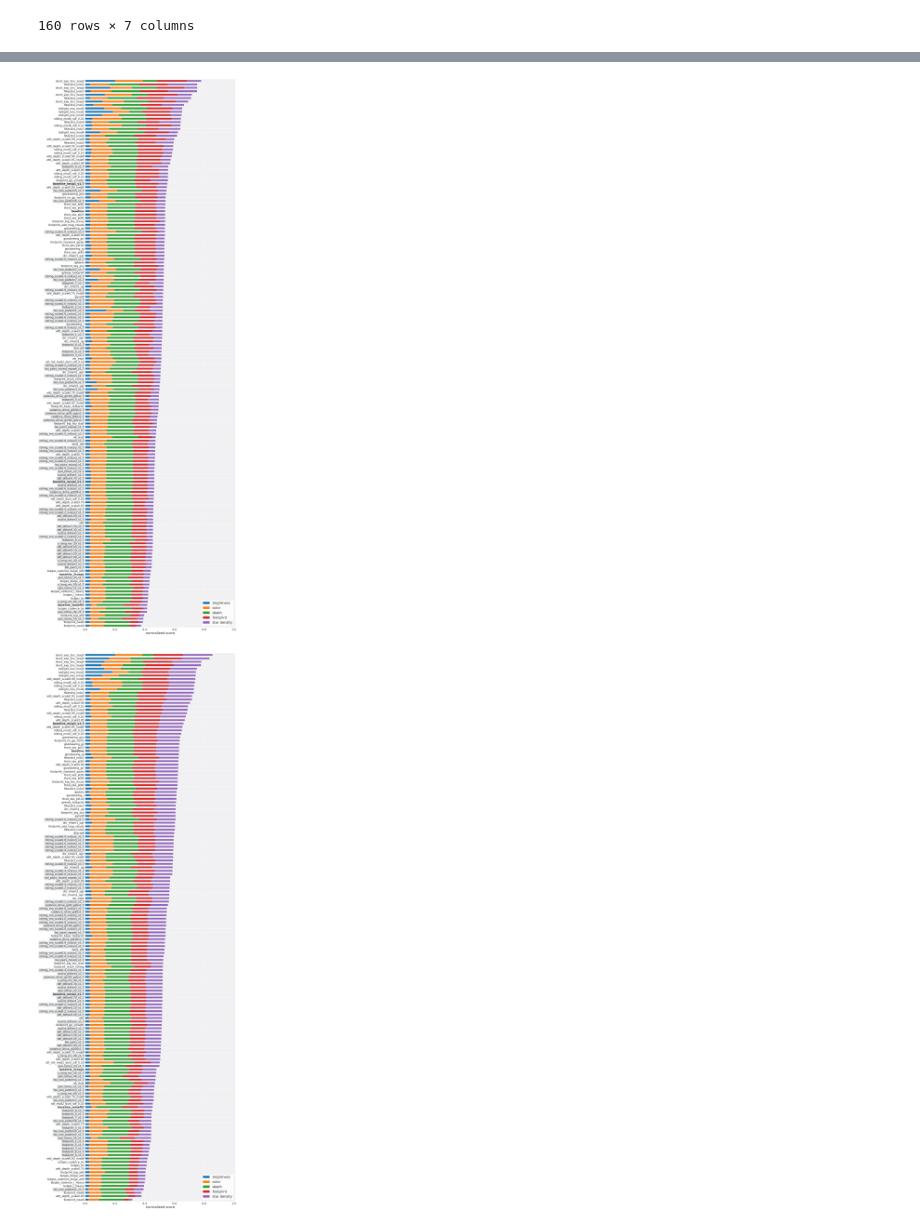
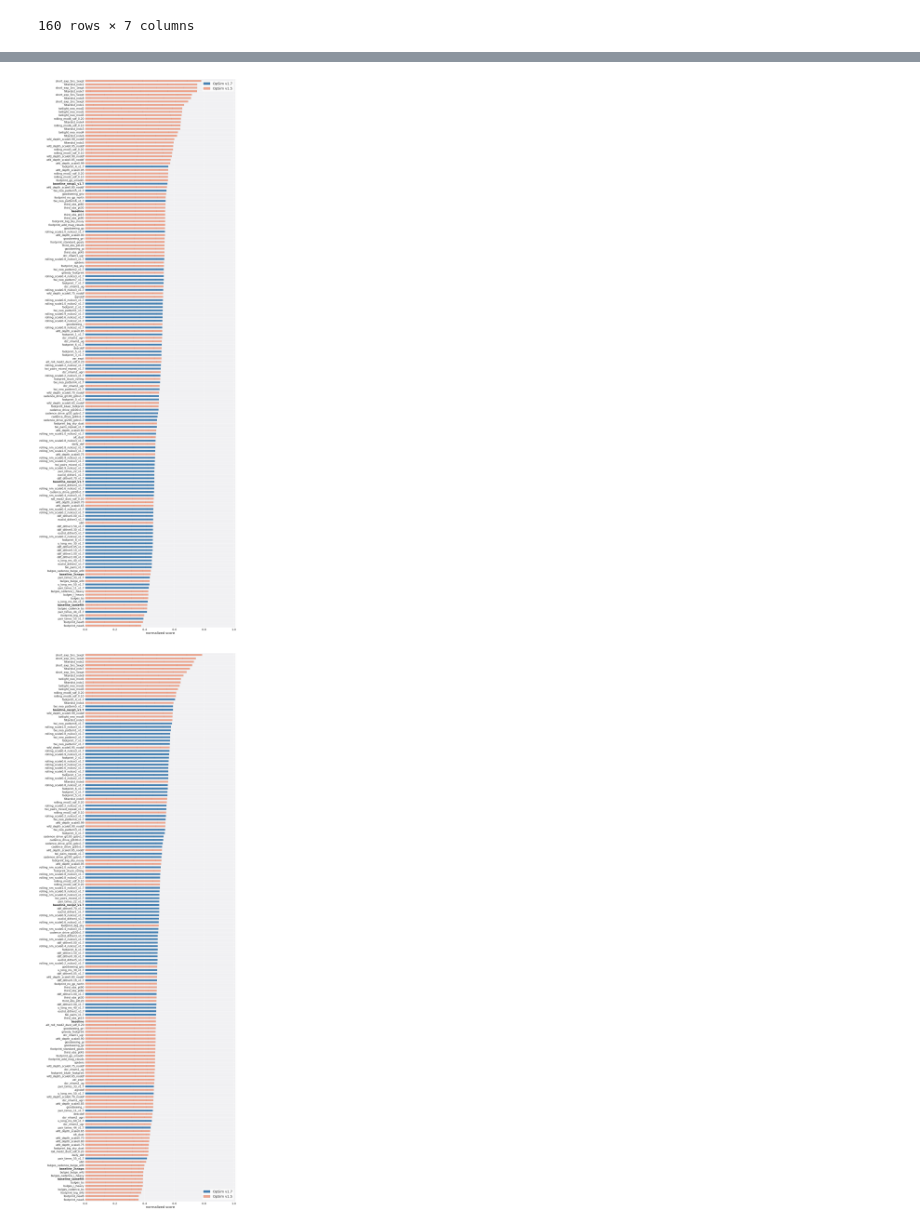
Before and after one commit to fedhere/LSSTunknowns, a Jupyter notebook: tdAnom/plot_barh_v1_5_v1_7.ipynb, the cells around one changed output, grey strips where cells are left out. Drawn from its saved outputs; the diff is of its cells as text; code cells hidden in the pictures.

Commit message:
update bar plot

```diff
--- a/tdAnom/plot_barh_v1_5_v1_7.ipynb
+++ b/tdAnom/plot_barh_v1_5_v1_7.ipynb
@@ -228,14 +228,16 @@ def plot_barh_v2(df_new, colon, byfamily=True, savefig=None, figsize=(8, 30), fa
               ( 0.928329, 0.472975, 0.326067, 0.65),
               (0.940015, 0.975158, 0.131326, 0.65)]
 
+    color1 = 'steelblue'
+    color2 = colors[2]
     for i, (patch, tl) in enumerate( zip(ax.patches[:160], ax.get_yticklabels() ) ):
         txt = tl.get_text()
         for pi in [i+160*j for j in range(5)]:
             p = ax.patches[pi]
             if 'v1.7' in txt:
-                p.set_color(colors[1])
+                p.set_color(color1)
             else:
-                p.set_color(colors[2])
+                p.set_color(color2)
 
             p.set_linewidth(0.1)
             p.set_edgecolor('black')
@@ -245,9 +247,9 @@ def plot_barh_v2(df_new, colon, byfamily=True, savefig=None, figsize=(8, 30), fa
             tl.set_fontweight('bold')
 
     # create legend
-    legend_elements = [ Patch(facecolor=colors[1], edgecolor='k',
+    legend_elements = [ Patch(facecolor=color1, edgecolor='k',
                          label='OpSim v1.7'),
-                        Patch(facecolor=colors[2], edgecolor='k',
+                        Patch(facecolor=color2, edgecolor='k',
                          label='OpSim v1.5')]
 
     ax.legend(handles=legend_elements, loc='best', facecolor='w', frameon=True)
@@ -371,15 +417,15 @@ fomcsv = './data_v1_5/df_radar_all_v1_5_v1_7.csv'
 
 df_norm = get_df_norm(fomcsv=fomcsv , cols=FoMvars)
 
-plot_barh_v2(df_norm, colon=FoMvars, byfamily=False, figsize=(16, 60), savefig='figures/barh_family_all_v1_5_v1_7.pdf', colormap=mymap )
+ax = plot_barh_v2(df_norm, colon=FoMvars, byfamily=False, figsize=(16, 60), savefig='figures/barh_family_all_v1_5_v1_7.pdf', colormap=mymap )
 # %% [output]
-[figure, old version]
+[figure, new version]
 # %%
-fomcsv = './data_v1_5/df_radar_wfd_v1_5_v1_7.csv'
+fomcsv = './data_v1_5/df_radar_all_v1_5_v1_7_reduced.csv'
 #fomcsv = './data_v1_5/df_Nstars_wfd.csv'
 
 df_norm = get_df_norm(fomcsv=fomcsv , cols=FoMvars)
 
-plot_barh_v2(df_norm, colon=FoMvars, byfamily=False, figsize=(16, 60), savefig='figures/barh_family_wfd_v1_5_v1_7.pdf', colormap=mymap )
+ax = plot_barh_v2(df_norm, colon=FoMvars, byfamily=False, figsize=(16, 60), savefig='figures/barh_family_all_v1_5_v1_7_reduced.pdf', colormap=mymap )
 # %% [output]
-[figure, old version]
+[figure, new version]
```
Also changed, not shown: parts of 11 cells of this notebook, 17 other files.
